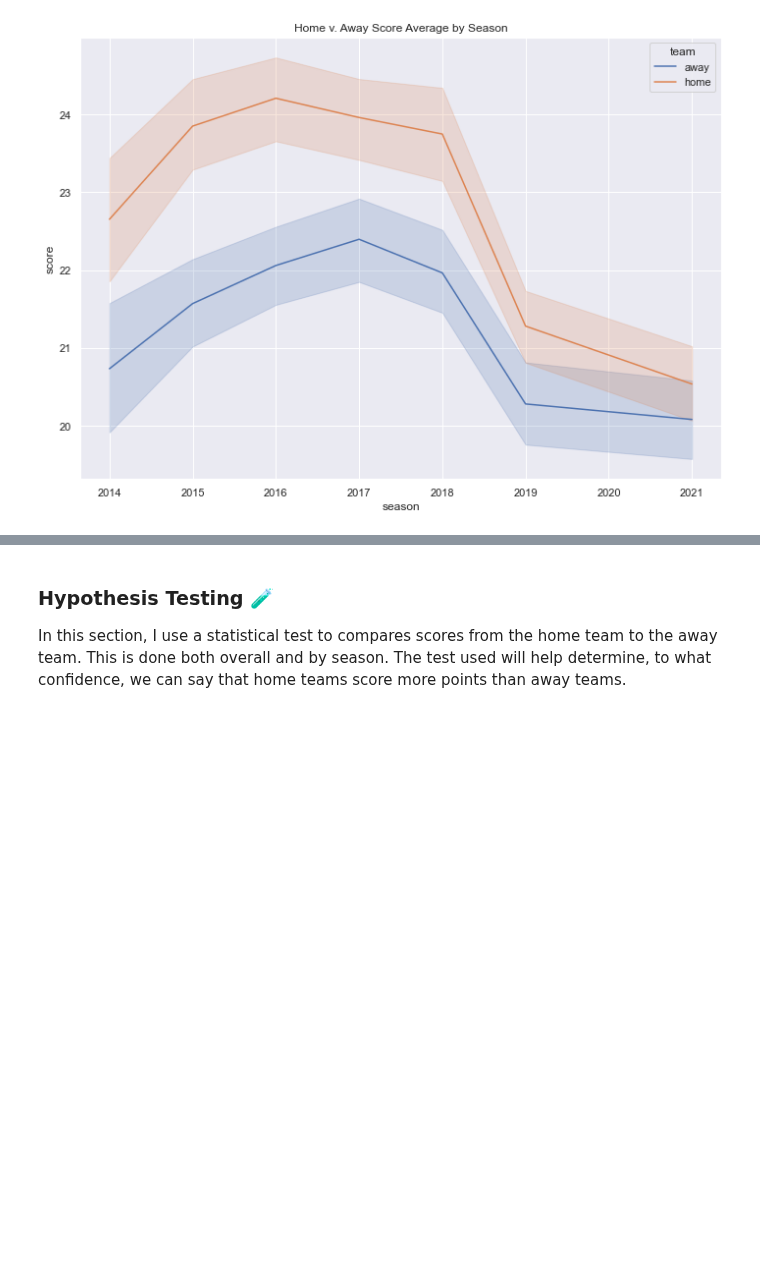
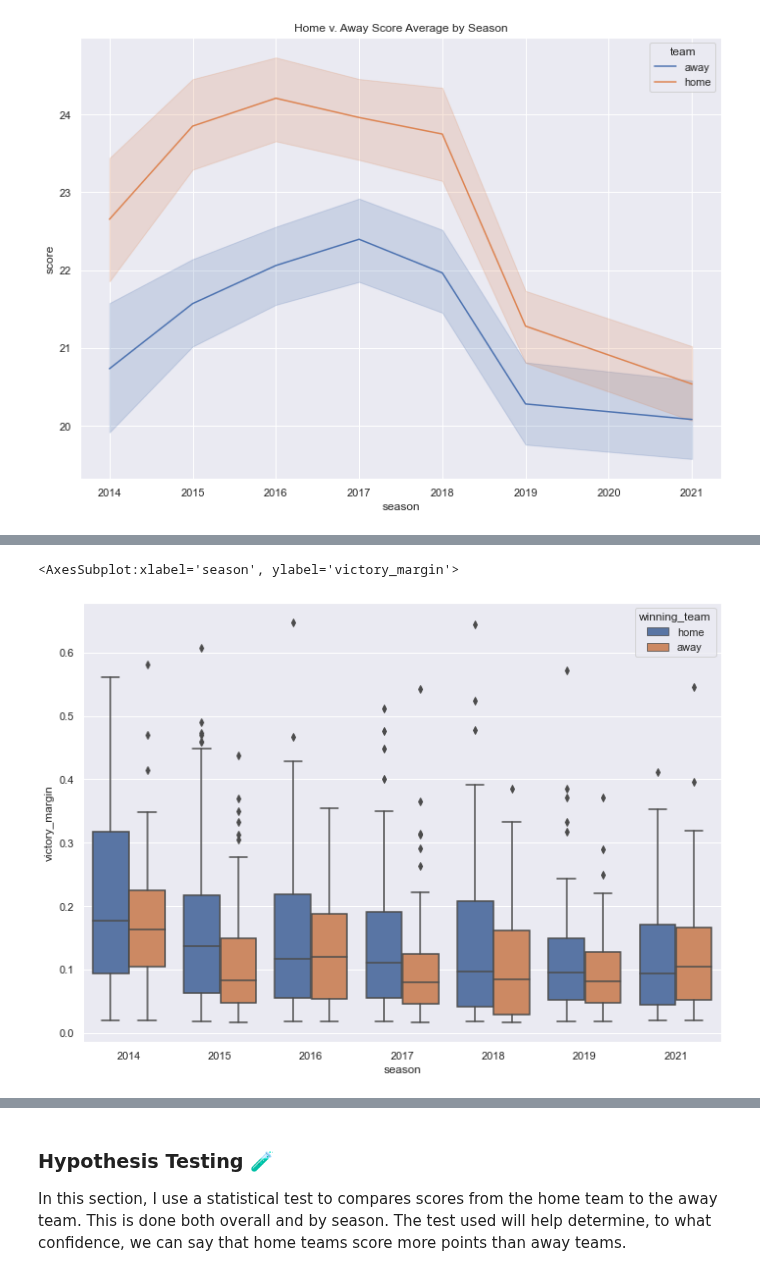
Before and after one commit to g-lorenzo/audl_ds, a Jupyter notebook: EDA.ipynb, the cells around one changed output, grey strips where cells are left out. Cells and saved outputs as stored; diff of their text form; code cells hidden in the pictures; blank space fills up the shorter version.

```diff
--- a/EDA.ipynb
+++ b/EDA.ipynb
@@ -205,3 +205,28 @@ Text(0.5, 1.0, 'Margin of Victory by Season')
+# %%
+# Assign a column indicating the winning team
+def winning_team(x):
+    if x['home_score'] > x['away_score']:
+        return 'home'
+    return 'away'
+
+df['winning_team'] = pd.NA
+
+for ind in df.index:
+    h_score = df.at[ind, 'home_score']
+    a_score = df.at[ind, 'away_score']
+
+    if h_score > a_score:
+        df.at[ind, 'winning_team'] = 'home'
+
+    if a_score > h_score:
+        df.at[ind, 'winning_team'] = 'away'
+# %%
+# Victory Margin by Away wins v. Home Wins
+sns.boxplot(data=df[df['is_home_team']==True],
+                    x='season', y='victory_margin', hue='winning_team')
+# %% [output]
+<AxesSubplot:xlabel='season', ylabel='victory_margin'>
+[figure, added]
 # %% [markdown]
 ### Multivariate Summary:
 **Correlation Matrix**
```
Also changed, not shown: parts of 2 cells of this notebook.
